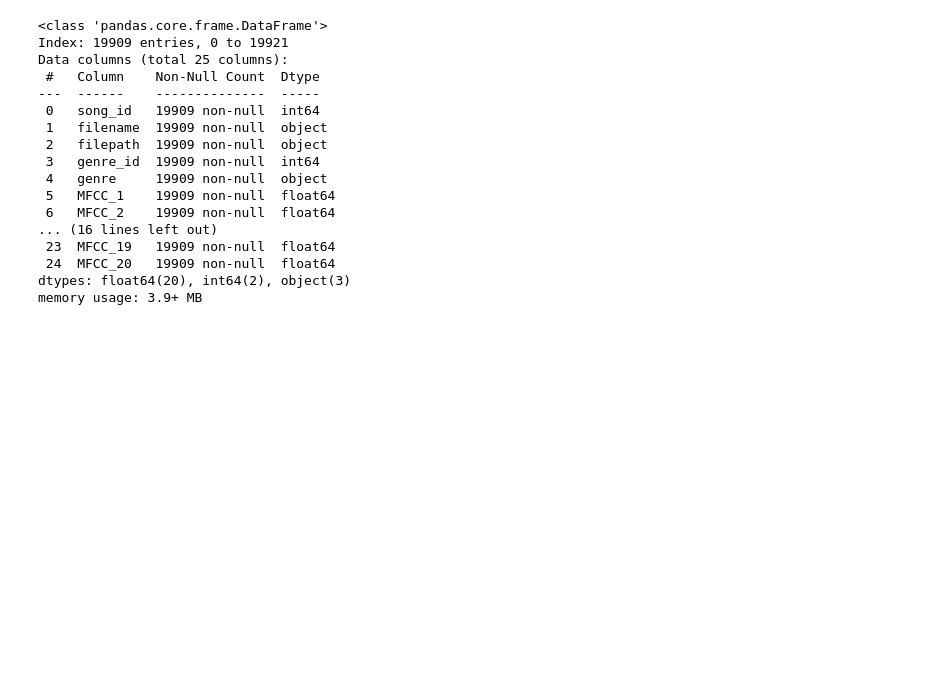
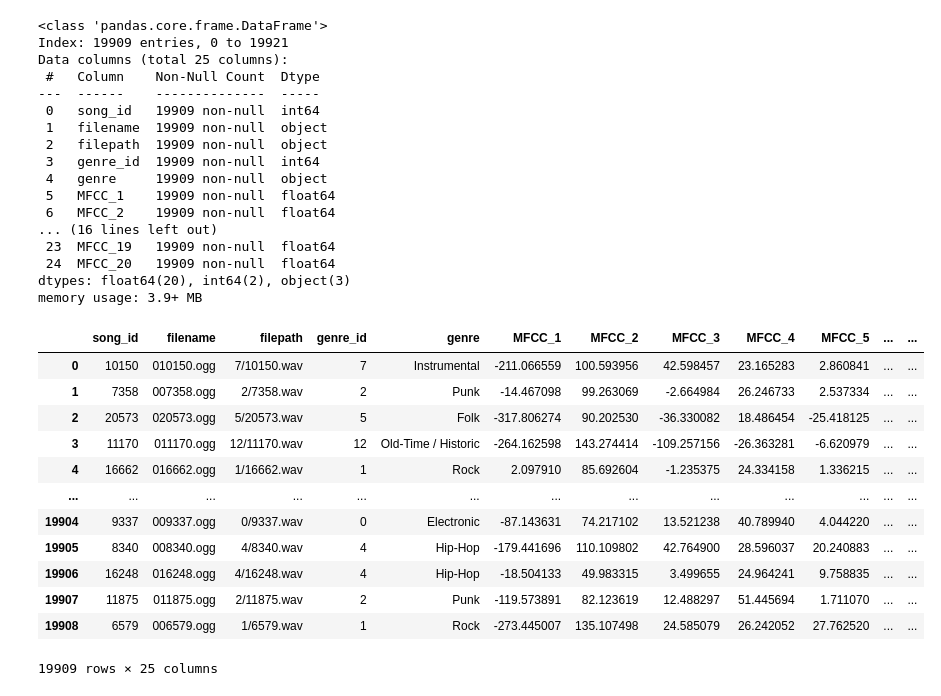
Before and after one commit to LucasQuintoDiario/ML_music_genres, a Jupyter notebook: notebooks/limpieza_datasets.ipynb, the cells around one changed output. Saved outputs shown, nothing was run; the diff lists cells and outputs as text; code cells hidden in the pictures; blank space fills up the shorter version.

```diff
--- a/notebooks/limpieza_datasets.ipynb
+++ b/notebooks/limpieza_datasets.ipynb
@@ -292,0 +295,18 @@ df_canciones.to_csv("/content/drive/MyDrive/Bootcamp_DS/ML/IA/train_with_mfcc.cs
+# %%
+df = pd.read_csv("/Users/lucasherranzvicente/Bootcamp_DS/repositorios/ML_music_genres/data/train_with_mfcc.csv")
+# %%
+df
+# %% [output]
+|  | song_id | filename | filepath | genre_id | genre | MFCC_1 | MFCC_2 | MFCC_3 | MFCC_4 | MFCC_5 | ... | ... |
+| 0 | 10150 | 010150.ogg | 7/10150.wav | 7 | Instrumental | -211.066559 | 100.593956 | 42.598457 | 23.165283 | 2.860841 | ... | ... |
+| 1 | 7358 | 007358.ogg | 2/7358.wav | 2 | Punk | -14.467098 | 99.263069 | -2.664984 | 26.246733 | 2.537334 | ... | ... |
+| 2 | 20573 | 020573.ogg | 5/20573.wav | 5 | Folk | -317.806274 | 90.202530 | -36.330082 | 18.486454 | -25.418125 | ... | ... |
+| 3 | 11170 | 011170.ogg | 12/11170.wav | 12 | Old-Time / Historic | -264.162598 | 143.274414 | -109.257156 | -26.363281 | -6.620979 | ... | ... |
+| 4 | 16662 | 016662.ogg | 1/16662.wav | 1 | Rock | 2.097910 | 85.692604 | -1.235375 | 24.334158 | 1.336215 | ... | ... |
+| ... | ... | ... | ... | ... | ... | ... | ... | ... | ... | ... | ... | ... |
+| 19904 | 9337 | 009337.ogg | 0/9337.wav | 0 | Electronic | -87.143631 | 74.217102 | 13.521238 | 40.789940 | 4.044220 | ... | ... |
+| 19905 | 8340 | 008340.ogg | 4/8340.wav | 4 | Hip-Hop | -179.441696 | 110.109802 | 42.764900 | 28.596037 | 20.240883 | ... | ... |
+| 19906 | 16248 | 016248.ogg | 4/16248.wav | 4 | Hip-Hop | -18.504133 | 49.983315 | 3.499655 | 24.964241 | 9.758835 | ... | ... |
+| 19907 | 11875 | 011875.ogg | 2/11875.wav | 2 | Punk | -119.573891 | 82.123619 | 12.488297 | 51.445694 | 1.711070 | ... | ... |
+| 19908 | 6579 | 006579.ogg | 1/6579.wav | 1 | Rock | -273.445007 | 135.107498 | 24.585079 | 26.242052 | 27.762520 | ... | ... |
+19909 rows × 25 columns
```
Also changed, not shown: parts of 19 cells of this notebook, 24 other files.
